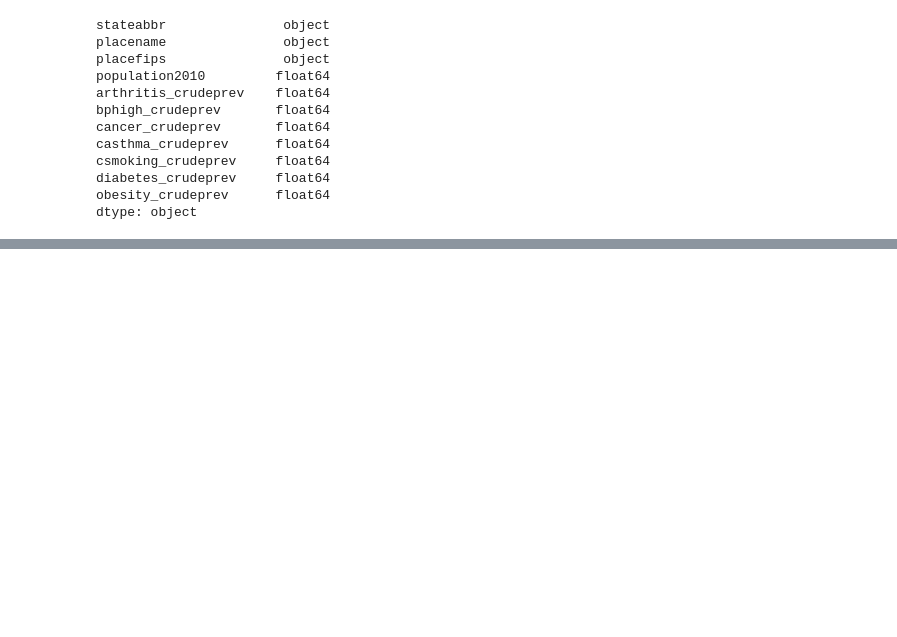
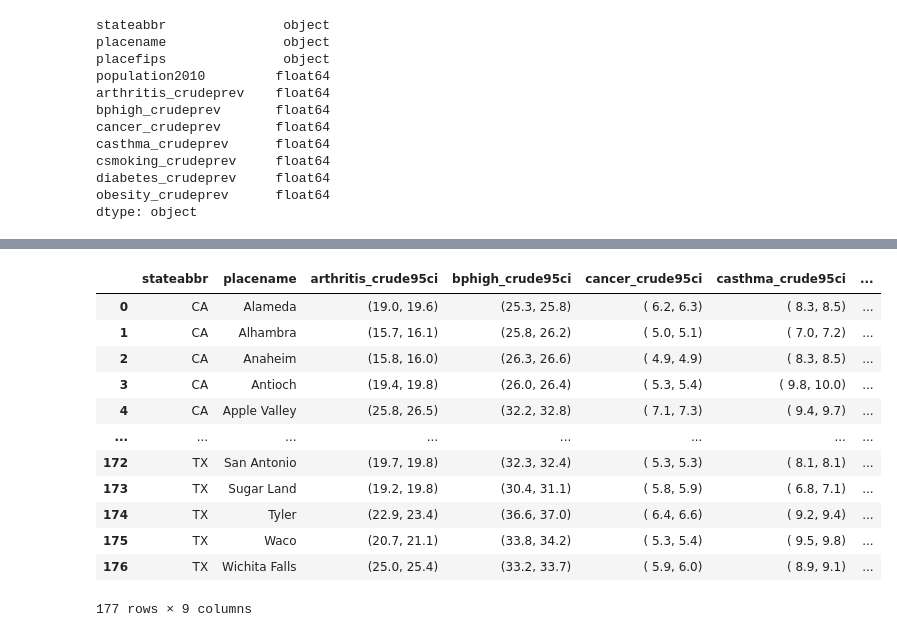
Before and after one commit to NathanH12/Project_3_CDCdata, a Jupyter notebook: getdata.ipynb, the cells around one changed output, grey strips where cells are left out. Cells and saved outputs as stored; diff of their text form; code cells hidden in the pictures; blank space fills up the shorter version.

```diff
--- a/getdata.ipynb
+++ b/getdata.ipynb
@@ -159,0 +229,17 @@ print()
+# %%
+new_data_pd_5= data_pd[["stateabbr","placename",'arthritis_crude95ci', 'bphigh_crude95ci', 'cancer_crude95ci', 'casthma_crude95ci', 'csmoking_crude95ci', 'diabetes_crude95ci', 'obesity_crude95ci']]
+new_data_pd_5
+# %% [output]
+|  | stateabbr | placename | arthritis_crude95ci | bphigh_crude95ci | cancer_crude95ci | casthma_crude95ci | ... |
+| 0 | CA | Alameda | (19.0, 19.6) | (25.3, 25.8) | ( 6.2, 6.3) | ( 8.3, 8.5) | ... |
+| 1 | CA | Alhambra | (15.7, 16.1) | (25.8, 26.2) | ( 5.0, 5.1) | ( 7.0, 7.2) | ... |
+| 2 | CA | Anaheim | (15.8, 16.0) | (26.3, 26.6) | ( 4.9, 4.9) | ( 8.3, 8.5) | ... |
+| 3 | CA | Antioch | (19.4, 19.8) | (26.0, 26.4) | ( 5.3, 5.4) | ( 9.8, 10.0) | ... |
+| 4 | CA | Apple Valley | (25.8, 26.5) | (32.2, 32.8) | ( 7.1, 7.3) | ( 9.4, 9.7) | ... |
+| ... | ... | ... | ... | ... | ... | ... | ... |
+| 172 | TX | San Antonio | (19.7, 19.8) | (32.3, 32.4) | ( 5.3, 5.3) | ( 8.1, 8.1) | ... |
+| 173 | TX | Sugar Land | (19.2, 19.8) | (30.4, 31.1) | ( 5.8, 5.9) | ( 6.8, 7.1) | ... |
+| 174 | TX | Tyler | (22.9, 23.4) | (36.6, 37.0) | ( 6.4, 6.6) | ( 9.2, 9.4) | ... |
+| 175 | TX | Waco | (20.7, 21.1) | (33.8, 34.2) | ( 5.3, 5.4) | ( 9.5, 9.8) | ... |
+| 176 | TX | Wichita Falls | (25.0, 25.4) | (33.2, 33.7) | ( 5.9, 6.0) | ( 8.9, 9.1) | ... |
+177 rows × 9 columns
```
Also changed, not shown: parts of 15 cells of this notebook, 8 other files.
